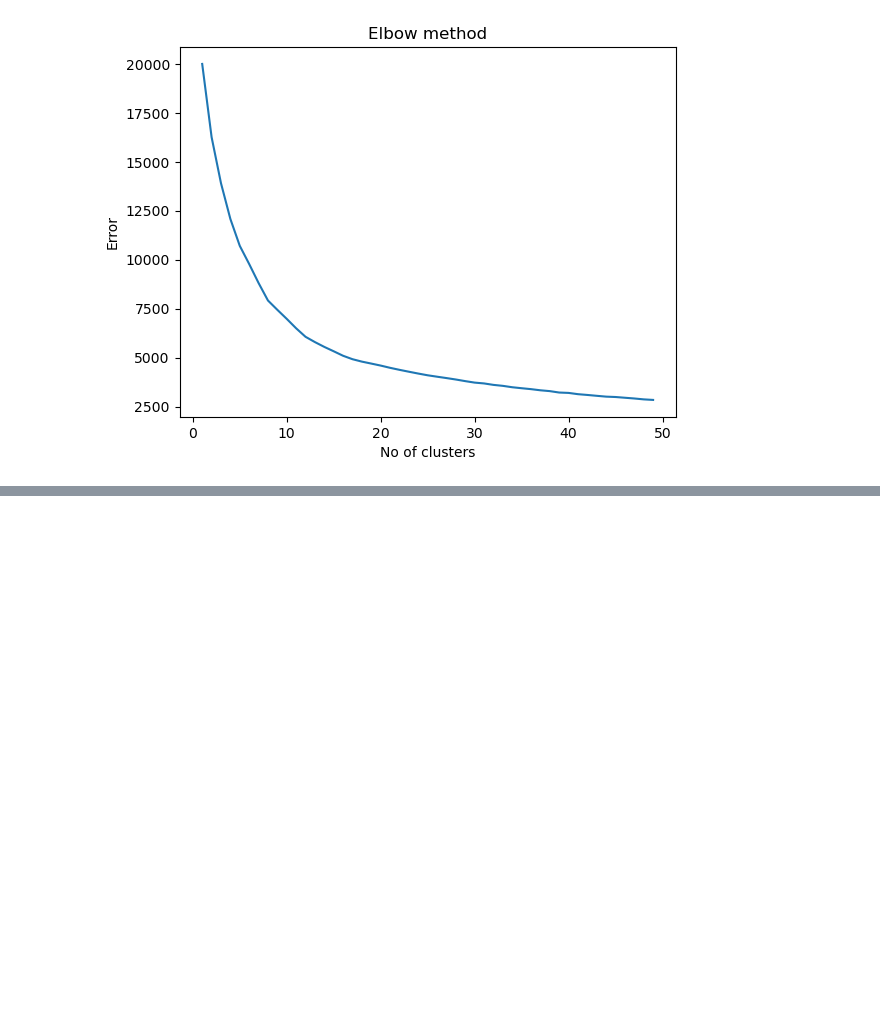
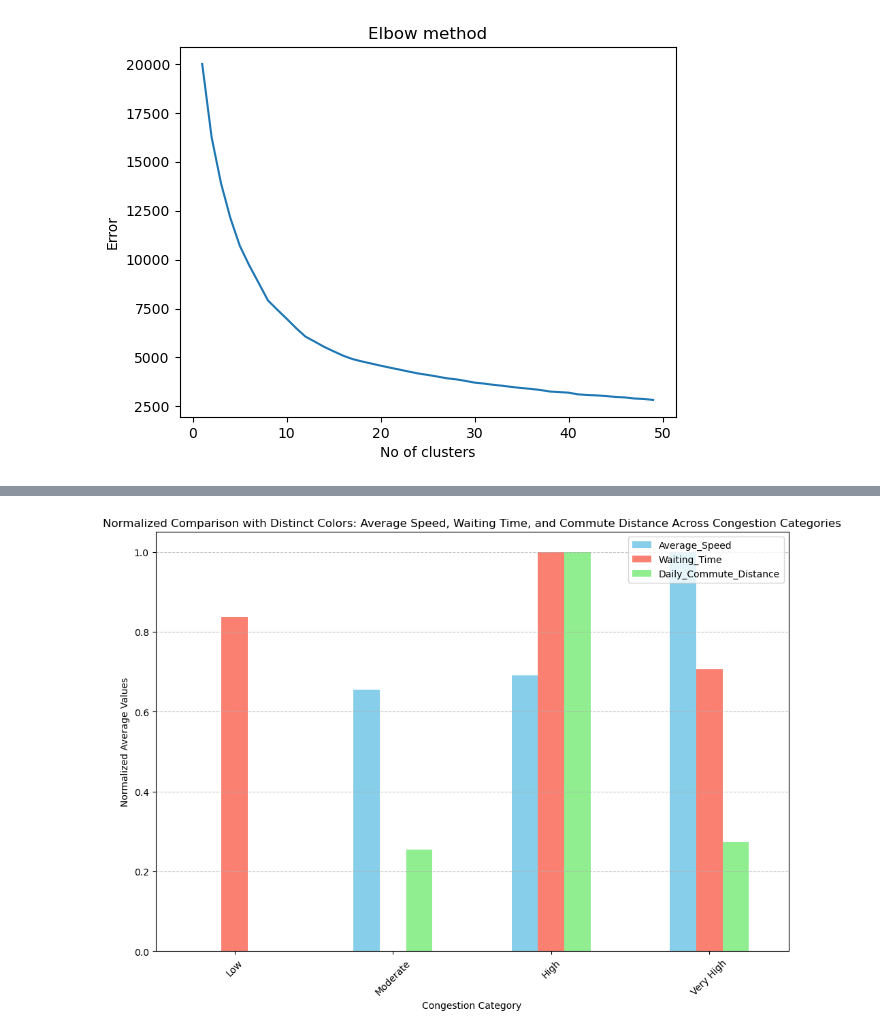
Before and after one commit to jlang62/ml-nlp-exam, a Jupyter notebook: notebooks/01_Clustering.ipynb, the cells around one changed output, grey strips where cells are left out. Cells and saved outputs as stored; diff of their text form; code cells hidden in the pictures; blank space fills up the shorter version.

Commit message:
plots added

```diff
--- a/notebooks/01_Clustering.ipynb
+++ b/notebooks/01_Clustering.ipynb
@@ -276,3 +286,31 @@ import plotly.express as px
 fig = px.scatter(df, x="Waiting_Time", y="Traffic_Congestion_Score", color="Clus_Groups",
                  size='Clus_Groups', hover_data=['Average_Speed', 'Daily_Commute_Distance'])
 fig.show()
+# %%
+# Categorizing Traffic Congestion Score in your DataFrame 'df'
+bins = [0, 25, 50, 75, 100]
+labels = ['Low', 'Moderate', 'High', 'Very High']
+df['Congestion_Category'] = pd.cut(df['Traffic_Congestion_Score'], bins=bins, labels=labels, include_lowest=True)
+# %%
+# Calculating mean values for each category
+grouped_df = df.groupby('Congestion_Category').mean()[['Average_Speed', 'Waiting_Time', 'Daily_Commute_Distance']]
+# %%
+# Normalizing these means
+from sklearn.preprocessing import MinMaxScaler
+scaler = MinMaxScaler()
+scaled_data_df = scaler.fit_transform(grouped_df)
+scaled_grouped_df = pd.DataFrame(scaled_data_df, columns=grouped_df.columns, index=grouped_df.index)
+# %%
+# Plotting the grouped bar chart with distinct colors
+colors = ['skyblue', 'salmon', 'lightgreen']
+scaled_grouped_df.plot(kind='bar', figsize=(12, 8), color=colors)
+
+plt.title('Normalized Comparison with Distinct Colors: Average Speed, Waiting Time, and Commute Distance Across Congestion Categories')
+plt.xlabel('Congestion Category')
+plt.ylabel('Normalized Average Values')
+plt.xticks(rotation=45)
+plt.grid(axis='y', linestyle='--', alpha=0.7)
+plt.legend(loc='upper right')
+plt.show()
+# %% [output]
+[figure, added]
```
Also changed, not shown: parts of 5 cells of this notebook, 2 other files.
